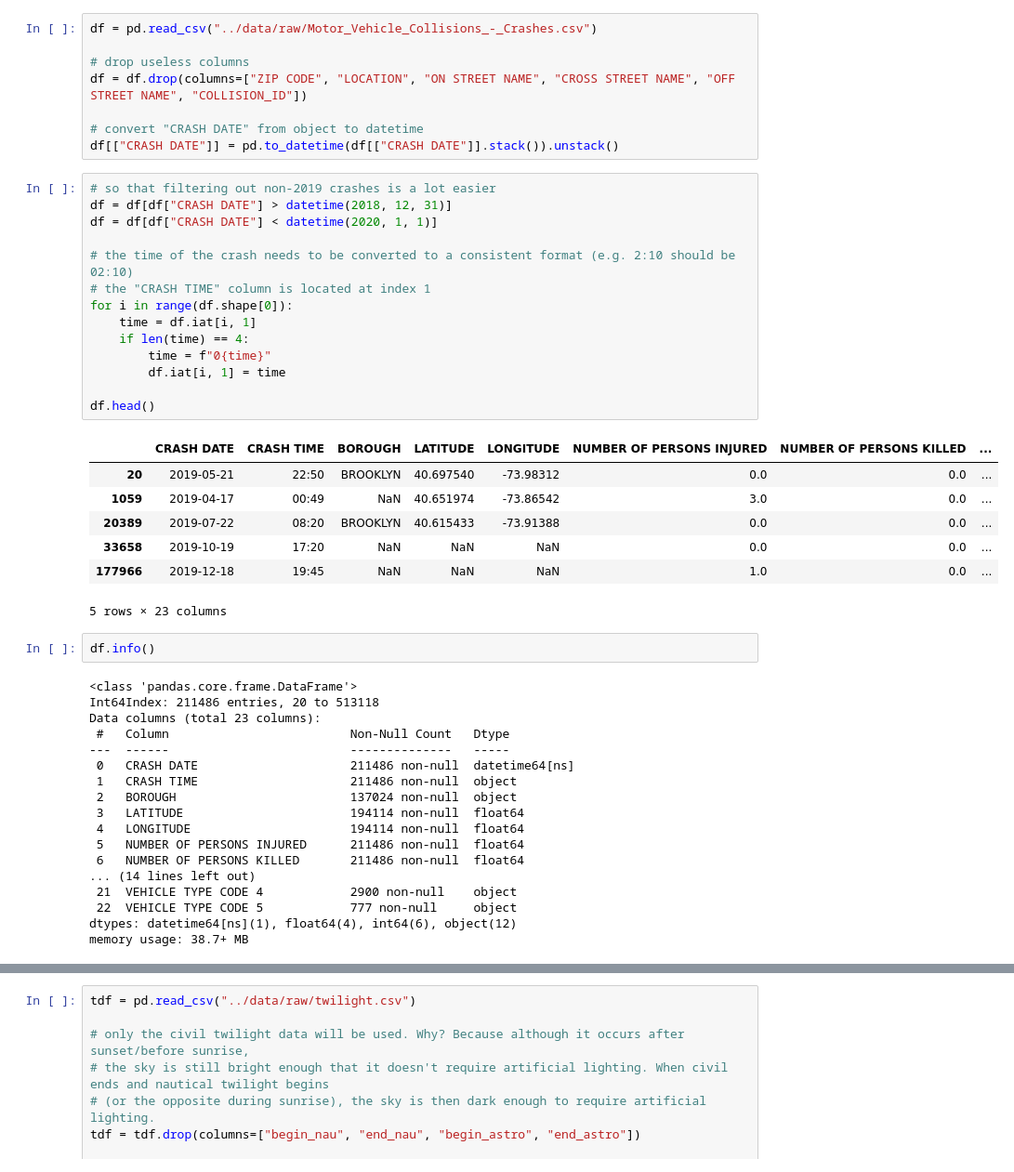
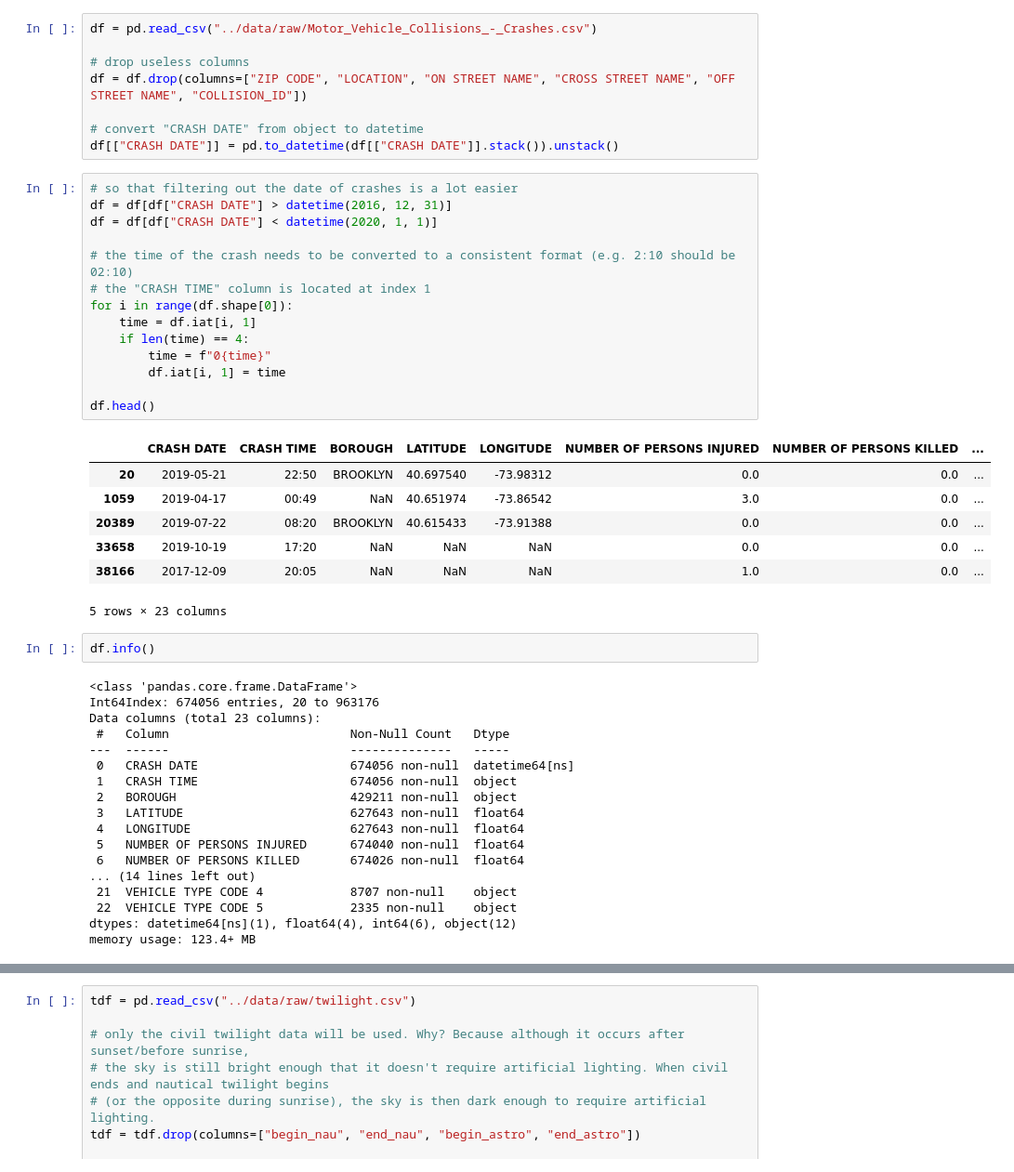
Before and after one commit to MAST30034-Applied-Data-Science/mast30034-project-1-aeross, a Jupyter notebook: notebooks/preprocess2.ipynb, the cells around one changed output, grey strips where cells are left out. Shown: that part at 93% size. Cells and saved outputs as stored; diff of their text form.

```diff
--- a/notebooks/preprocess2.ipynb
+++ b/notebooks/preprocess2.ipynb
@@ -11,47 +11,47 @@ df = df.drop(columns=["ZIP CODE", "LOCATION", "ON STREET NAME", "CROSS STREET NA
 # convert "CRASH DATE" from object to datetime
 df[["CRASH DATE"]] = pd.to_datetime(df[["CRASH DATE"]].stack()).unstack()
 # %%
-# so that filtering out non-2019 crashes is a lot easier
-df = df[df["CRASH DATE"] > datetime(2018, 12, 31)]
+# so that filtering out the date of crashes is a lot easier
+df = df[df["CRASH DATE"] > datetime(2016, 12, 31)]
 df = df[df["CRASH DATE"] < datetime(2020, 1, 1)]
 
 # the time of the crash needs to be converted to a consistent format (e.g. 2:10 should be 02:10)
 # the "CRASH TIME" column is located at index 1
 for i in range(df.shape[0]):
     time = df.iat[i, 1]
     if len(time) == 4:
         time = f"0{time}"
         df.iat[i, 1] = time
 
 df.head()
 # %% [output]
 |  | CRASH DATE | CRASH TIME | BOROUGH | LATITUDE | LONGITUDE | NUMBER OF PERSONS INJURED | NUMBER OF PERSONS KILLED | ... |
 | 20 | 2019-05-21 | 22:50 | BROOKLYN | 40.697540 | -73.98312 | 0.0 | 0.0 | ... |
 | 1059 | 2019-04-17 | 00:49 | NaN | 40.651974 | -73.86542 | 3.0 | 0.0 | ... |
 | 20389 | 2019-07-22 | 08:20 | BROOKLYN | 40.615433 | -73.91388 | 0.0 | 0.0 | ... |
 | 33658 | 2019-10-19 | 17:20 | NaN | NaN | NaN | 0.0 | 0.0 | ... |
-| 177966 | 2019-12-18 | 19:45 | NaN | NaN | NaN | 1.0 | 0.0 | ... |
+| 38166 | 2017-12-09 | 20:05 | NaN | NaN | NaN | 1.0 | 0.0 | ... |
 5 rows × 23 columns
 # %%
 df.info()
 # %% [output]
 <class 'pandas.core.frame.DataFrame'>
-Int64Index: 211486 entries, 20 to 513118
+Int64Index: 674056 entries, 20 to 963176
 Data columns (total 23 columns):
  #   Column                         Non-Null Count   Dtype
 ---  ------                         --------------   -----
- 0   CRASH DATE                     211486 non-null  datetime64[ns]
- 1   CRASH TIME                     211486 non-null  object
- 2   BOROUGH                        137024 non-null  object
- 3   LATITUDE                       194114 non-null  float64
- 4   LONGITUDE                      194114 non-null  float64
- 5   NUMBER OF PERSONS INJURED      211486 non-null  float64
- 6   NUMBER OF PERSONS KILLED       211486 non-null  float64
+ 0   CRASH DATE                     674056 non-null  datetime64[ns]
+ 1   CRASH TIME                     674056 non-null  object
+ 2   BOROUGH                        429211 non-null  object
+ 3   LATITUDE                       627643 non-null  float64
+ 4   LONGITUDE                      627643 non-null  float64
+ 5   NUMBER OF PERSONS INJURED      674040 non-null  float64
+ 6   NUMBER OF PERSONS KILLED       674026 non-null  float64
 ... (14 lines left out)
- 21  VEHICLE TYPE CODE 4            2900 non-null    object
- 22  VEHICLE TYPE CODE 5            777 non-null     object
+ 21  VEHICLE TYPE CODE 4            8707 non-null    object
+ 22  VEHICLE TYPE CODE 5            2335 non-null    object
 dtypes: datetime64[ns](1), float64(4), int64(6), object(12)
-memory usage: 38.7+ MB
+memory usage: 123.4+ MB
 # %%
 # I've taken a look at all the distinct values for vehicle type codes, and vehicles involving taxis are labelled "Taxi"
 #df["VEHICLE TYPE CODE 1"].unique()
```
Also changed, not shown: parts of 18 cells of this notebook.
